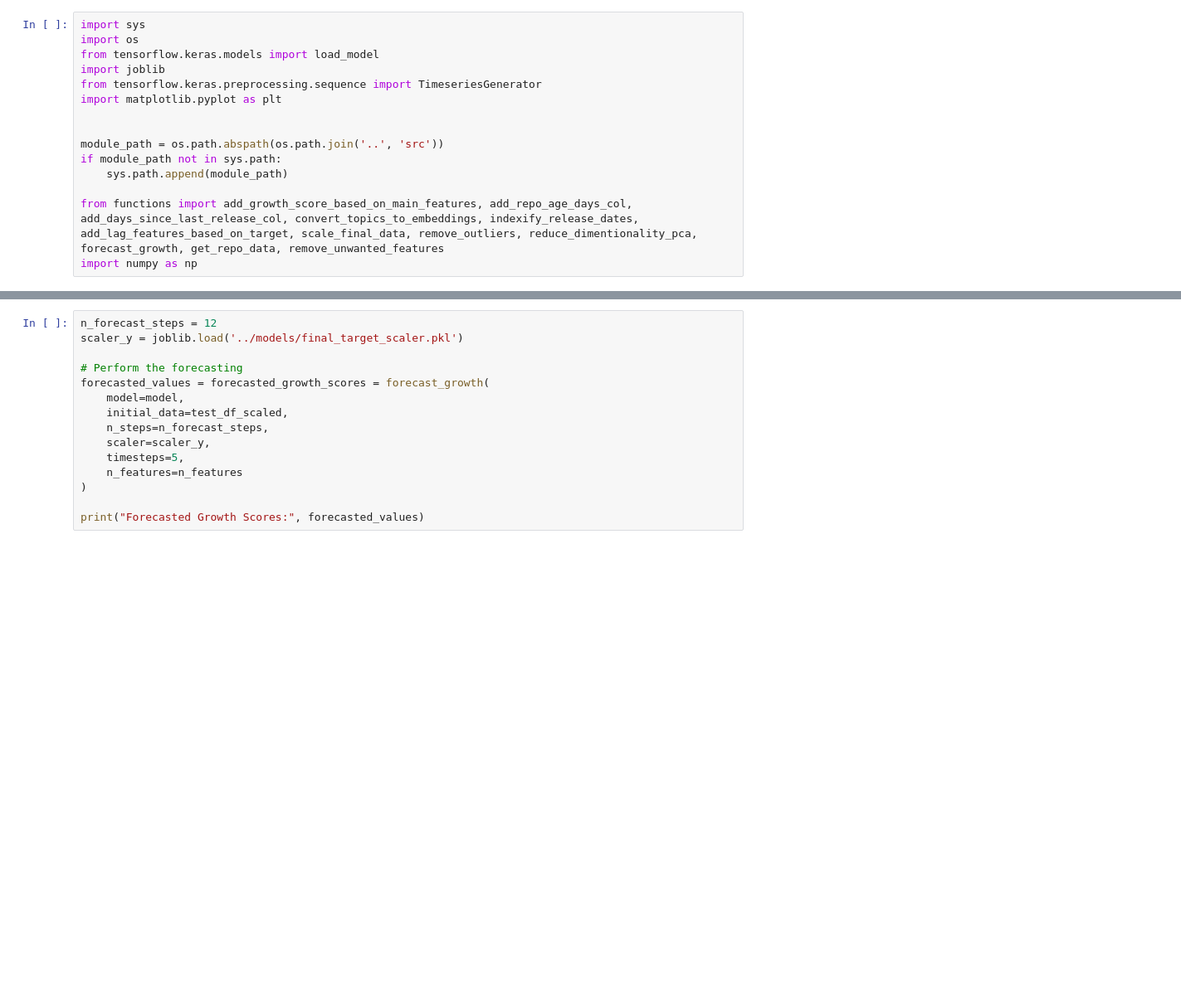
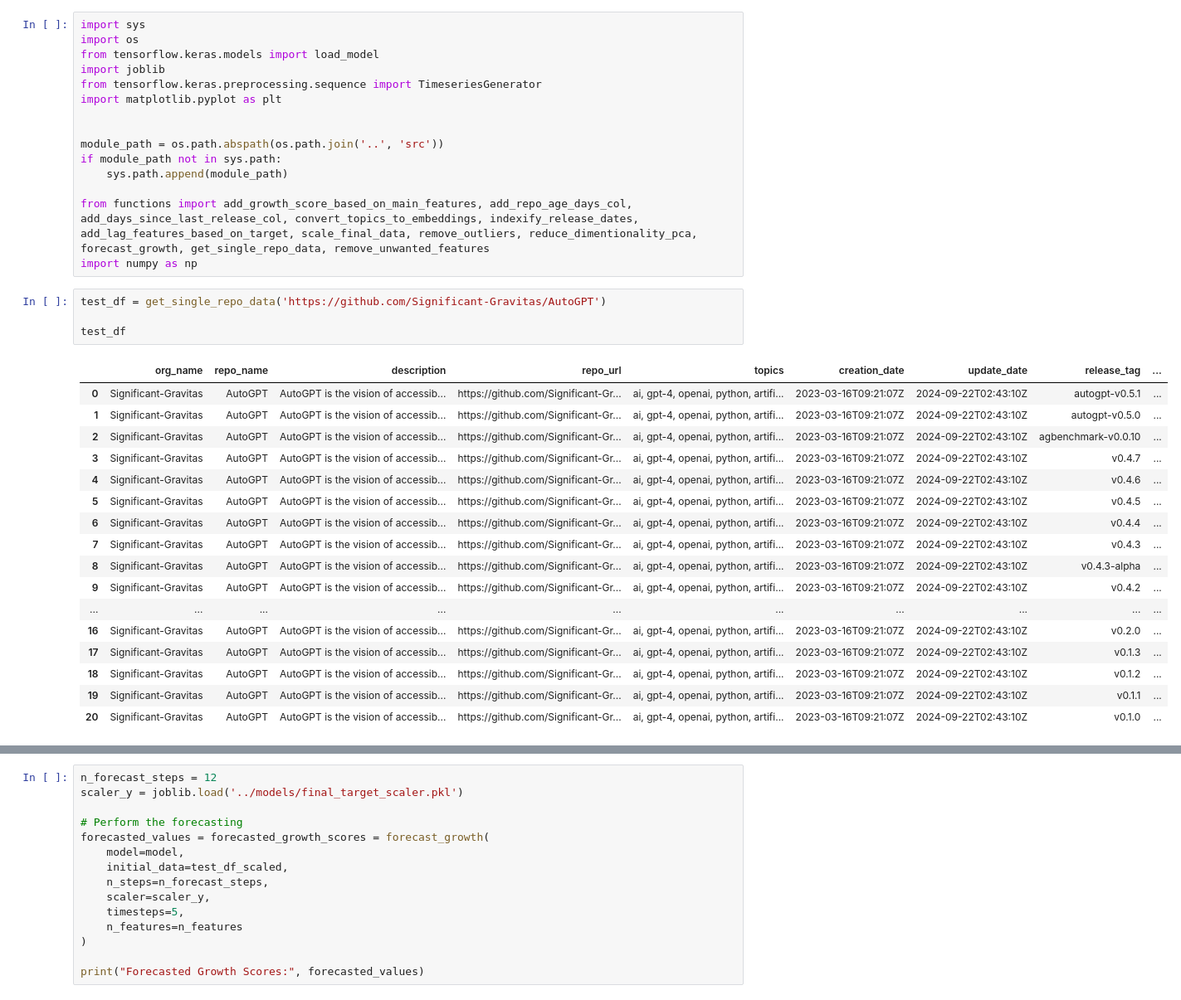
Before and after one commit to charlesRepo/data-science-course-final-project, a Jupyter notebook: notebooks/manual_test.ipynb, the cells around one changed output, grey strips where cells are left out. Shown at 83% size. Saved outputs shown, nothing was run; the diff lists cells and outputs as text; blank space fills up the shorter version.

```diff
--- a/notebooks/manual_test.ipynb
+++ b/notebooks/manual_test.ipynb
@@ -11,5 +11,27 @@ module_path = os.path.abspath(os.path.join('..', 'src'))
 if module_path not in sys.path:
     sys.path.append(module_path)
 
-from functions import add_growth_score_based_on_main_features, add_repo_age_days_col, add_days_since_last_release_col, convert_topics_to_embeddings, indexify_release_dates, add_lag_features_based_on_target, scale_final_data, remove_outliers, reduce_dimentionality_pca, forecast_growth, get_repo_data, remove_unwanted_features
+from functions import add_growth_score_based_on_main_features, add_repo_age_days_col, add_days_since_last_release_col, convert_topics_to_embeddings, indexify_release_dates, add_lag_features_based_on_target, scale_final_data, remove_outliers, reduce_dimentionality_pca, forecast_growth, get_single_repo_data, remove_unwanted_features
 import numpy as np
+# %%
+test_df = get_single_repo_data('https://github.com/Significant-Gravitas/AutoGPT')
+
+test_df
+# %% [output]
+|  | org_name | repo_name | description | repo_url | topics | creation_date | update_date | release_tag | ... |
+| 0 | Significant-Gravitas | AutoGPT | AutoGPT is the vision of accessib... | https://github.com/Significant-Gr... | ai, gpt-4, openai, python, artifi... | 2023-03-16T09:21:07Z | 2024-09-22T02:43:10Z | autogpt-v0.5.1 | ... |
+| 1 | Significant-Gravitas | AutoGPT | AutoGPT is the vision of accessib... | https://github.com/Significant-Gr... | ai, gpt-4, openai, python, artifi... | 2023-03-16T09:21:07Z | 2024-09-22T02:43:10Z | autogpt-v0.5.0 | ... |
+| 2 | Significant-Gravitas | AutoGPT | AutoGPT is the vision of accessib... | https://github.com/Significant-Gr... | ai, gpt-4, openai, python, artifi... | 2023-03-16T09:21:07Z | 2024-09-22T02:43:10Z | agbenchmark-v0.0.10 | ... |
+| 3 | Significant-Gravitas | AutoGPT | AutoGPT is the vision of accessib... | https://github.com/Significant-Gr... | ai, gpt-4, openai, python, artifi... | 2023-03-16T09:21:07Z | 2024-09-22T02:43:10Z | v0.4.7 | ... |
+| 4 | Significant-Gravitas | AutoGPT | AutoGPT is the vision of accessib... | https://github.com/Significant-Gr... | ai, gpt-4, openai, python, artifi... | 2023-03-16T09:21:07Z | 2024-09-22T02:43:10Z | v0.4.6 | ... |
+| 5 | Significant-Gravitas | AutoGPT | AutoGPT is the vision of accessib... | https://github.com/Significant-Gr... | ai, gpt-4, openai, python, artifi... | 2023-03-16T09:21:07Z | 2024-09-22T02:43:10Z | v0.4.5 | ... |
+| 6 | Significant-Gravitas | AutoGPT | AutoGPT is the vision of accessib... | https://github.com/Significant-Gr... | ai, gpt-4, openai, python, artifi... | 2023-03-16T09:21:07Z | 2024-09-22T02:43:10Z | v0.4.4 | ... |
+| 7 | Significant-Gravitas | AutoGPT | AutoGPT is the vision of accessib... | https://github.com/Significant-Gr... | ai, gpt-4, openai, python, artifi... | 2023-03-16T09:21:07Z | 2024-09-22T02:43:10Z | v0.4.3 | ... |
+| 8 | Significant-Gravitas | AutoGPT | AutoGPT is the vision of accessib... | https://github.com/Significant-Gr... | ai, gpt-4, openai, python, artifi... | 2023-03-16T09:21:07Z | 2024-09-22T02:43:10Z | v0.4.3-alpha | ... |
+| 9 | Significant-Gravitas | AutoGPT | AutoGPT is the vision of accessib... | https://github.com/Significant-Gr... | ai, gpt-4, openai, python, artifi... | 2023-03-16T09:21:07Z | 2024-09-22T02:43:10Z | v0.4.2 | ... |
+| ... | ... | ... | ... | ... | ... | ... | ... | ... | ... |
+| 16 | Significant-Gravitas | AutoGPT | AutoGPT is the vision of accessib... | https://github.com/Significant-Gr... | ai, gpt-4, openai, python, artifi... | 2023-03-16T09:21:07Z | 2024-09-22T02:43:10Z | v0.2.0 | ... |
+| 17 | Significant-Gravitas | AutoGPT | AutoGPT is the vision of accessib... | https://github.com/Significant-Gr... | ai, gpt-4, openai, python, artifi... | 2023-03-16T09:21:07Z | 2024-09-22T02:43:10Z | v0.1.3 | ... |
+| 18 | Significant-Gravitas | AutoGPT | AutoGPT is the vision of accessib... | https://github.com/Significant-Gr... | ai, gpt-4, openai, python, artifi... | 2023-03-16T09:21:07Z | 2024-09-22T02:43:10Z | v0.1.2 | ... |
+| 19 | Significant-Gravitas | AutoGPT | AutoGPT is the vision of accessib... | https://github.com/Significant-Gr... | ai, gpt-4, openai, python, artifi... | 2023-03-16T09:21:07Z | 2024-09-22T02:43:10Z | v0.1.1 | ... |
+| 20 | Significant-Gravitas | AutoGPT | AutoGPT is the vision of accessib... | https://github.com/Significant-Gr... | ai, gpt-4, openai, python, artifi... | 2023-03-16T09:21:07Z | 2024-09-22T02:43:10Z | v0.1.0 | ... |
```
Also changed, not shown: parts of 4 cells of this notebook, 6 other files.
